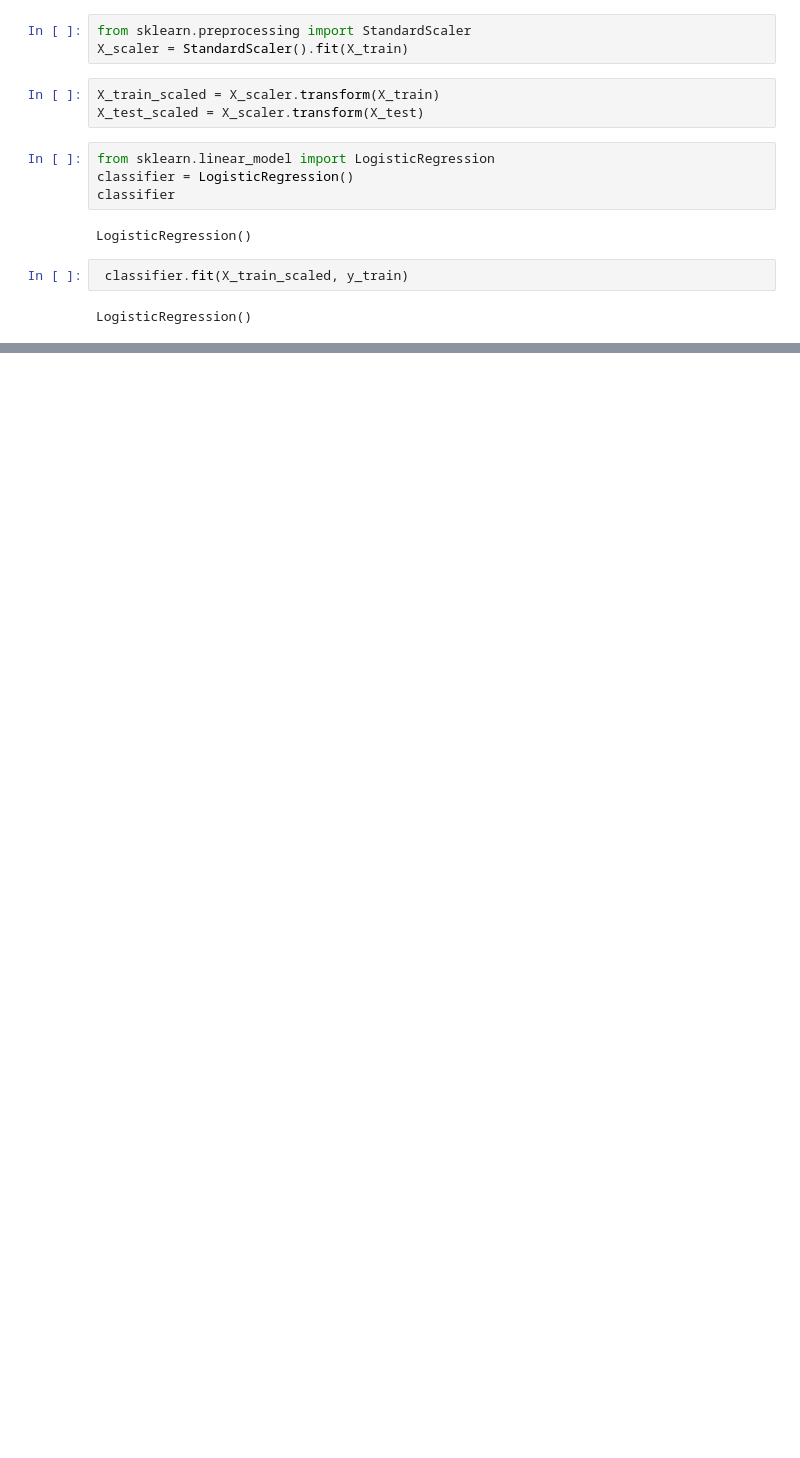
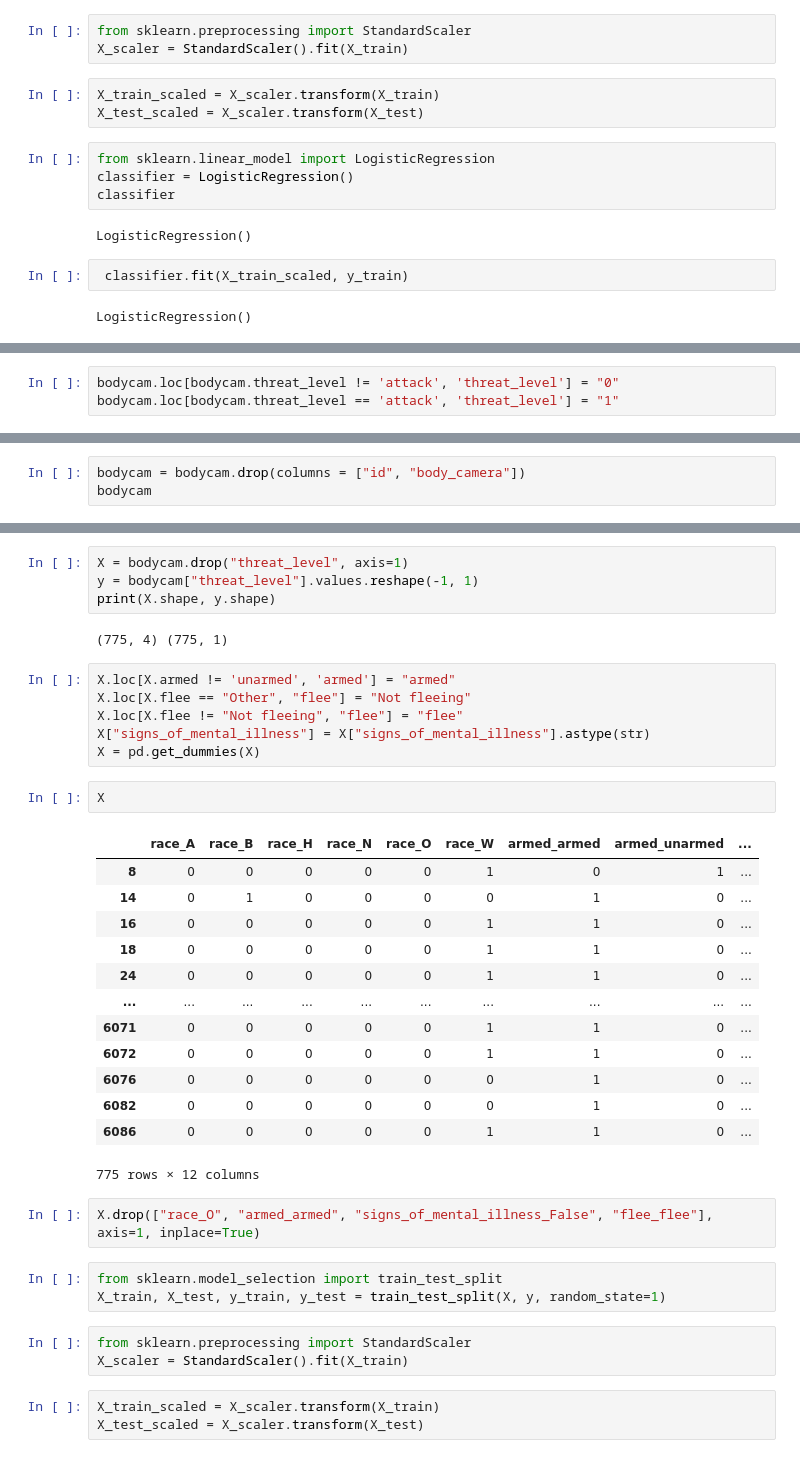
Before and after one commit to Blashford/Fatal-Shootings-By-Police, a Jupyter notebook: Logistic Regression Model.ipynb, the cells around one changed output, grey strips where cells are left out. Cells and saved outputs as stored; diff of their text form; blank space fills up the shorter version.

```diff
--- a/Logistic Regression Model.ipynb
+++ b/Logistic Regression Model.ipynb
@@ -170,0 +242,3 @@ Testing Data Score: 0.5485564304461942
+# %%
+bodycam.loc[bodycam.threat_level != 'attack', 'threat_level'] = "0"
+bodycam.loc[bodycam.threat_level == 'attack', 'threat_level'] = "1"
@@ -170,0 +251,3 @@ Testing Data Score: 0.5485564304461942
+# %%
+bodycam = bodycam.drop(columns = ["id", "body_camera"])
+bodycam
@@ -170,0 +268,39 @@ Testing Data Score: 0.5485564304461942
+# %%
+X = bodycam.drop("threat_level", axis=1)
+y = bodycam["threat_level"].values.reshape(-1, 1)
+print(X.shape, y.shape)
+# %% [output]
+(775, 4) (775, 1)
+# %%
+X.loc[X.armed != 'unarmed', 'armed'] = "armed"
+X.loc[X.flee == "Other", "flee"] = "Not fleeing"
+X.loc[X.flee != "Not fleeing", "flee"] = "flee"
+X["signs_of_mental_illness"] = X["signs_of_mental_illness"].astype(str)
+X = pd.get_dummies(X)
+# %%
+X
+# %% [output]
+|  | race_A | race_B | race_H | race_N | race_O | race_W | armed_armed | armed_unarmed | ... |
+| 8 | 0 | 0 | 0 | 0 | 0 | 1 | 0 | 1 | ... |
+| 14 | 0 | 1 | 0 | 0 | 0 | 0 | 1 | 0 | ... |
+| 16 | 0 | 0 | 0 | 0 | 0 | 1 | 1 | 0 | ... |
+| 18 | 0 | 0 | 0 | 0 | 0 | 1 | 1 | 0 | ... |
+| 24 | 0 | 0 | 0 | 0 | 0 | 1 | 1 | 0 | ... |
+| ... | ... | ... | ... | ... | ... | ... | ... | ... | ... |
+| 6071 | 0 | 0 | 0 | 0 | 0 | 1 | 1 | 0 | ... |
+| 6072 | 0 | 0 | 0 | 0 | 0 | 1 | 1 | 0 | ... |
+| 6076 | 0 | 0 | 0 | 0 | 0 | 0 | 1 | 0 | ... |
+| 6082 | 0 | 0 | 0 | 0 | 0 | 0 | 1 | 0 | ... |
+| 6086 | 0 | 0 | 0 | 0 | 0 | 1 | 1 | 0 | ... |
+775 rows × 12 columns
+# %%
+X.drop(["race_O", "armed_armed", "signs_of_mental_illness_False", "flee_flee"], axis=1, inplace=True)
+# %%
+from sklearn.model_selection import train_test_split
+X_train, X_test, y_train, y_test = train_test_split(X, y, random_state=1)
+# %%
+from sklearn.preprocessing import StandardScaler
+X_scaler = StandardScaler().fit(X_train)
+# %%
+X_train_scaled = X_scaler.transform(X_train)
+X_test_scaled = X_scaler.transform(X_test)
```
Also changed, not shown: parts of 26 cells of this notebook.
